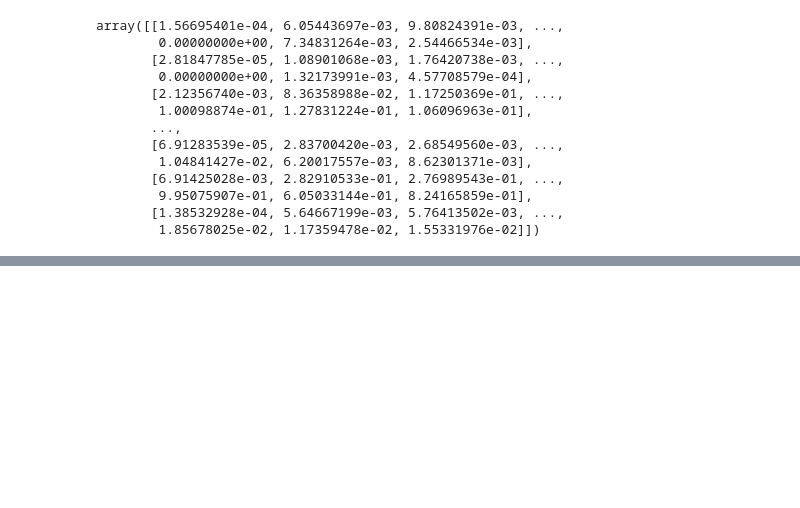
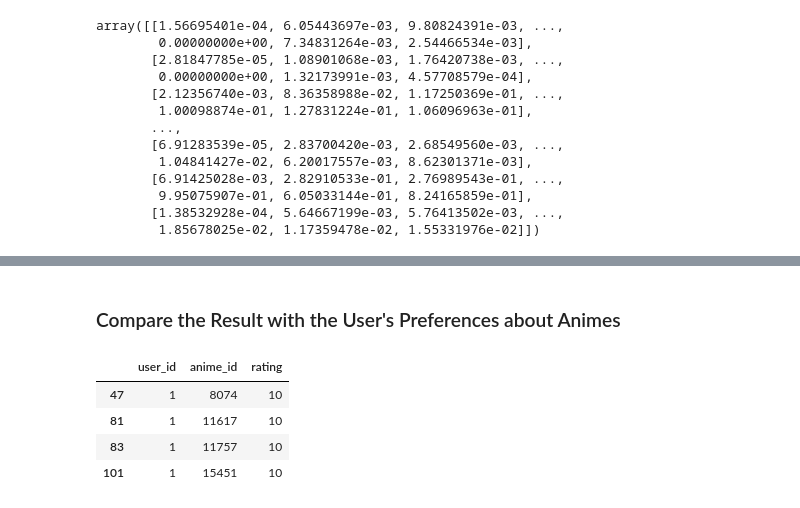
Before and after one commit to egupiii/dic_ml, a Jupyter notebook: sprint34/sprint34_recommender2.ipynb, the cells around one changed output, grey strips where cells are left out. Cells and saved outputs as stored; diff of their text form; code cells hidden in the pictures; blank space fills up the shorter version.

```diff
--- a/sprint34/sprint34_recommender2.ipynb
+++ b/sprint34/sprint34_recommender2.ipynb
@@ -169,0 +205,16 @@ array([[1.56695401e-04, 6.05443697e-03, 9.80824391e-03, ...,
+# %% [markdown]
+### Compare the Result with the User's Preferences about Animes
+# %%
+# Extract the data of the user whose user_id is 1 from the dataframe, "ratings"
+
+ratings_user1 = ratings[ratings.user_id==1]
+# %%
+# Check
+
+ratings_user1
+# %% [output]
+|  | user_id | anime_id | rating |
+| 47 | 1 | 8074 | 10 |
+| 81 | 1 | 11617 | 10 |
+| 83 | 1 | 11757 | 10 |
+| 101 | 1 | 15451 | 10 |
```
Also changed, not shown: parts of 15 cells of this notebook.
